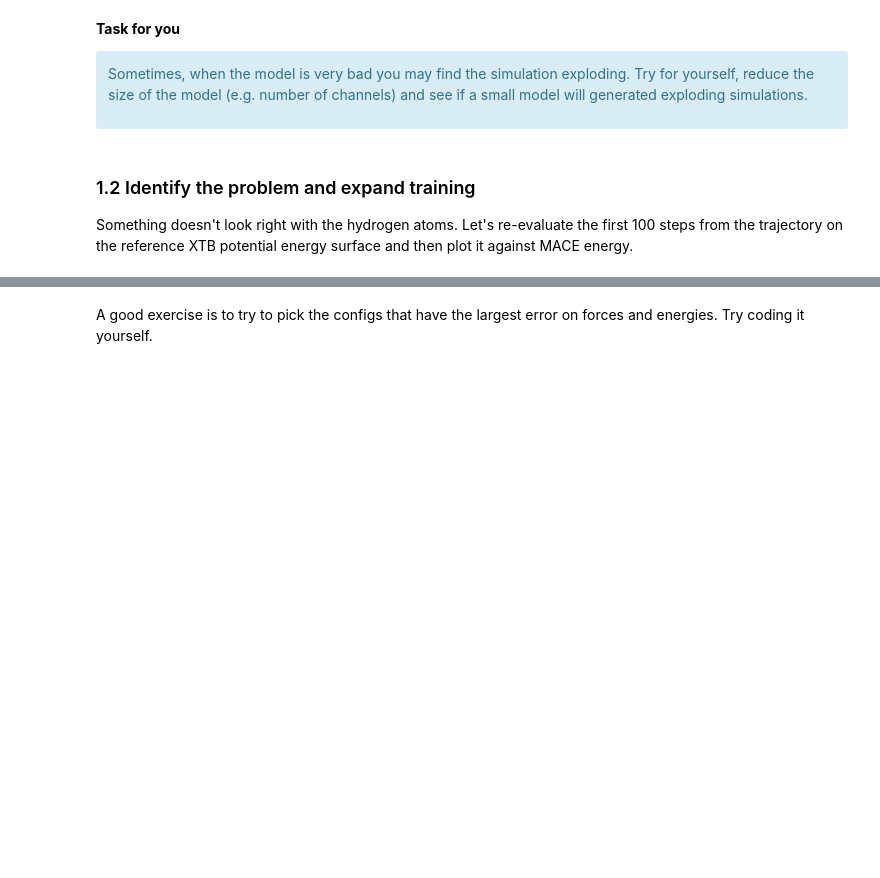
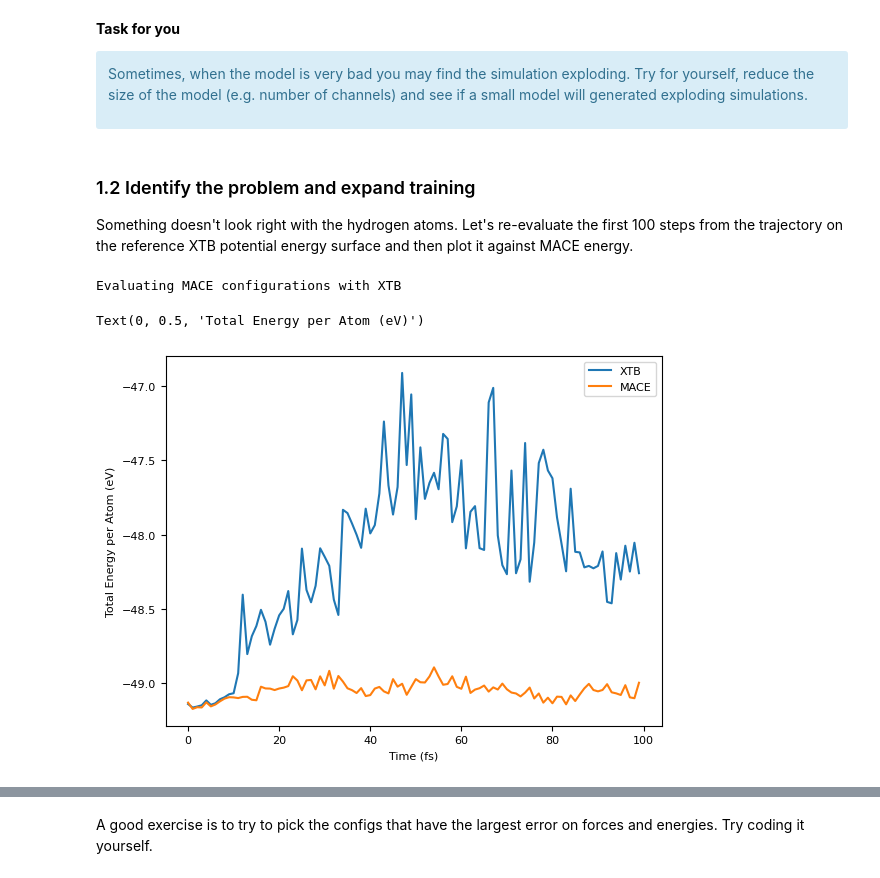
Before and after one commit to IsaacParker30/ccp5, a Jupyter notebook: T02_MACE_Practice_II.ipynb, the cells around one changed output, grey strips where cells are left out. Cells and saved outputs as stored; diff of their text form; code cells hidden in the pictures; blank space fills up the shorter version.

```diff
--- a/T02_MACE_Practice_II.ipynb
+++ b/T02_MACE_Practice_II.ipynb
@@ -320,25 +354,30 @@ xtb_calc = TBLite(method="GFN2-xTB",verbosity=0,max_iterations=1000)
 
 #compute true reference XTB values
 print("Evaluating MACE configurations with XTB")
-traj = read('moldyn/mace02_md.xyz', ':')
+traj = read(f'moldyn/{model_name}/{model_name}_md.xyz', ':')
 for at in tqdm(traj[:100]):
     at.calc =  TBLite(method="GFN2-xTB",verbosity=0)
     at.info['energy_xtb'] = at.get_potential_energy()
     at.arrays['forces_xtb'] = at.get_forces()
     at.calc = None
 
-write('data/mace02_md_100_xtb.xyz', traj[:100]) #save full result
+write(f'data/{model_name}_md_100_xtb.xyz', traj[:100]) #save full result
+# %% [output]
+Evaluating MACE configurations with XTB
 # %%
 import numpy as np
 from aseMolec import extAtoms as ea
 from matplotlib import pyplot as plt
 
-traj = read('data/mace02_md_100_xtb.xyz', ':')
+traj = read(f'data/{model_name}_md_100_xtb.xyz', ':')
 plt.plot(np.arange(len(traj)), ea.get_prop(traj, 'info', 'energy_xtb', peratom=True), label='XTB')
 plt.plot(np.arange(len(traj)), ea.get_prop(traj, 'info', 'energy_mace', peratom=True), label='MACE')
 plt.legend()
 plt.xlabel('Time (fs)')
 plt.ylabel('Total Energy per Atom (eV)')
+# %% [output]
+Text(0, 0.5, 'Total Energy per Atom (eV)')
+[figure, added]
 # %% [markdown]
 Indeed, in the second half of the trajectory, the XTB energy diverges because MACE finds unphysical configurations. With older potentials, at this point the MD would explode, but because MACE is much smoother the simulation keeps going, albeit generating the wrong dynamics. Let's take twelve of these unphysical configs, add them back to the training set and refit a new model. This is called iterative training:
 ![alt text](https://github.com/imagdau/Tutorials/blob/main/figures/iterative_training.png?raw=1)
```
Also changed, not shown: parts of 29 cells of this notebook, 2 other files.
